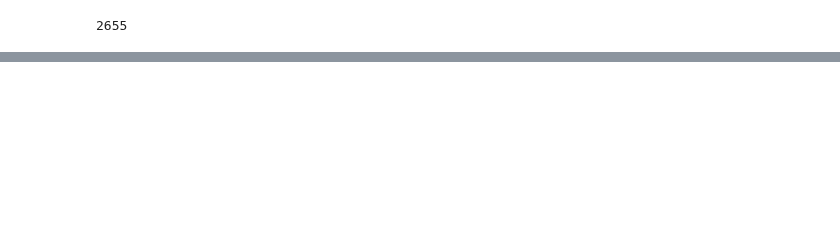
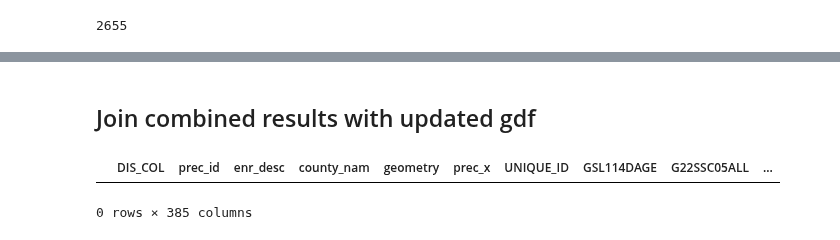
Before and after one commit to nonpartisan-redistricting-datahub/pber_collection, a Jupyter notebook: NC/2022/nc_election_results.ipynb, the cells around one changed output, grey strips where cells are left out. Saved outputs shown, nothing was run; the diff lists cells and outputs as text; code cells hidden in the pictures; blank space fills up the shorter version.

```diff
--- a/NC/2022/nc_election_results.ipynb
+++ b/NC/2022/nc_election_results.ipynb
@@ -648,12 +300,12 @@ sorted_prec_pivot[('precinct_name', 'precinct_name')] = sorted_prec_pivot[('prec
 #Rename the columns
 sorted_prec_pivot.columns = sorted_prec_pivot.columns.map(pd.Series([col[1] for col in sorted_prec_pivot.columns], index = [col for col in sorted_prec_pivot.columns]).to_dict())
 sorted_prec_pivot = sorted_prec_pivot.fillna(0)
-
+sorted_prec_pivot.drop([''], axis=1, inplace=True)
 
 #separate out counties sorted by the state
 sorted_counties = set(in_sos["County"].values)
 df_sorted = sorted_prec_pivot[sorted_prec_pivot['county'].isin(sorted_counties)]
-gdf_sorted = gdf_reform[gdf_reform['county_nam'].isin(sorted_counties)]
+gdf_sorted = gdf[gdf['county_nam'].isin(sorted_counties)]
 
 df_sorted["precinct_name"] = df_sorted["precinct_name"].str.strip()
 df_sorted["county"] = df_sorted["county"].str.strip()
@@ -817,0 +411,2 @@ df_sorted[set(df_sorted.columns)]
+# %% [markdown]
+## Join combined results with updated gdf
@@ -817,0 +438,9 @@ df_sorted[set(df_sorted.columns)]
+# %%
+dff.loc[dff["precinct_name"].isna(),"prec"] = dff['Precinct']
+dff['UNIQUE_ID'] = dff["County"] + "---" + dff["prec"]
+gdf_reform['UNIQUE_ID'] = gdf_reform["county_nam"] + "---" + gdf_reform["prec"]
+merge = pd.merge(gdf_reform, dff.fillna(value=0), on=['UNIQUE_ID'], how='outer', indicator=True)
+merge[merge["_merge"]!="both"]
+# %% [output]
+|  | DIS_COL | prec_id | enr_desc | county_nam | geometry | prec_x | UNIQUE_ID | GSL114DAGE | G22SSC05ALL | ... |
+0 rows × 385 columns
```
Also changed, not shown: parts of 66 cells of this notebook.
